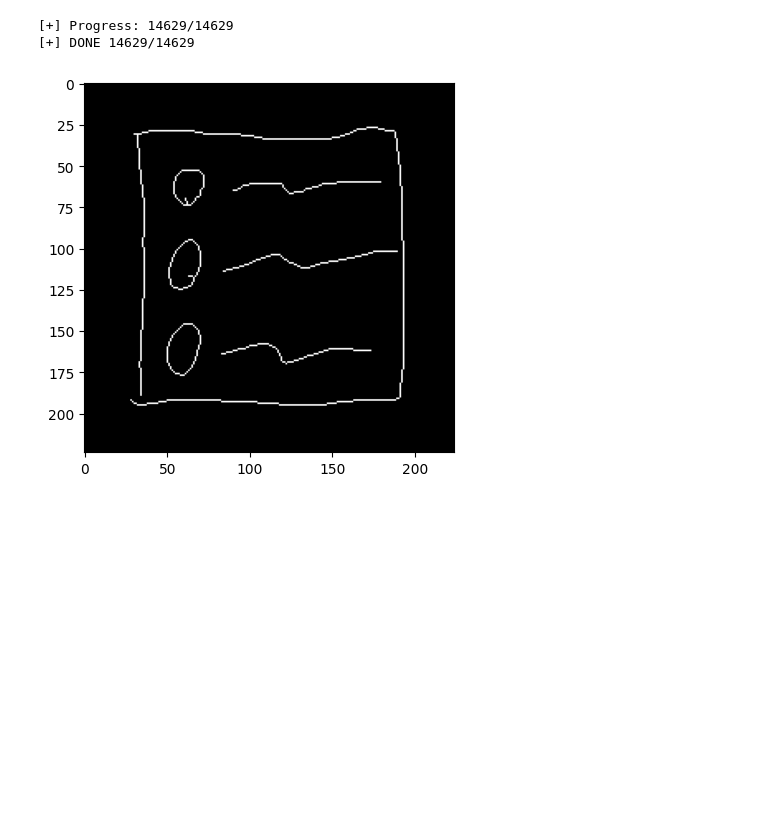
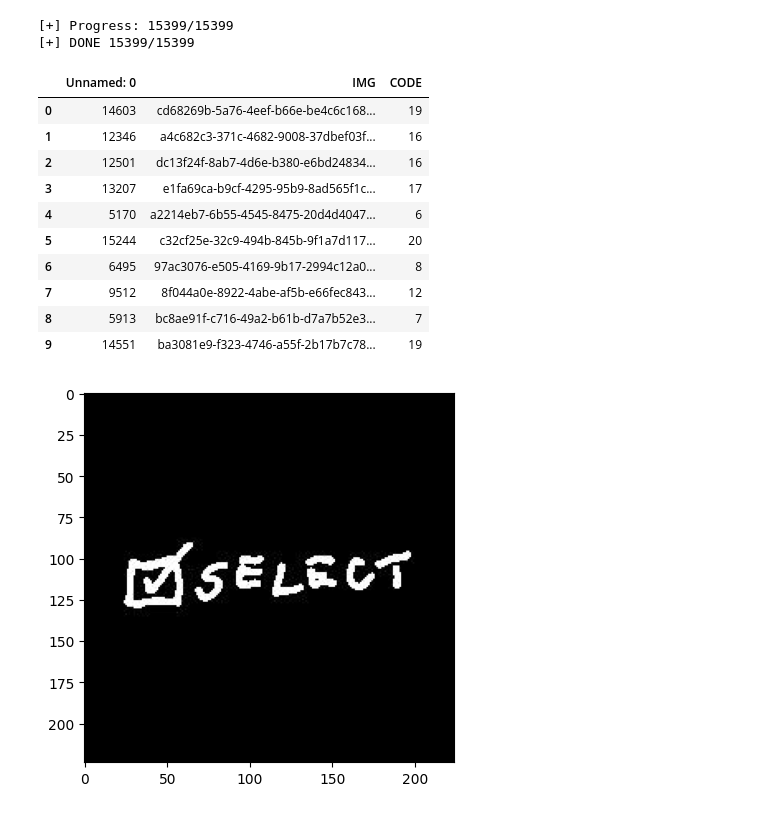
Before and after one commit to Van4ooo/IASA-Champ-24-stage1, a Jupyter notebook: src/model_build.ipynb, the cells around one changed output. Drawn from its saved outputs; the diff is of its cells as text; code cells hidden in the pictures; blank space fills up the shorter version.

```diff
--- a/src/model_build.ipynb
+++ b/src/model_build.ipynb
@@ -16,8 +17,8 @@ class DataLoader:
     __slots__ = ('images', '__index', 'labels', '_size', 'data')
     shape = (224, 224, 1)
 
-    def __init__(self, _path: str) -> None:
-        self.data = pd.read_csv(_path)
+    def __init__(self, *args) -> None:
+        self.data = pd.concat([pd.read_csv(file) for file in args], ignore_index=True)
         self.__index, self._size = 0, self.data.shape[0]
 
         self.images = np.empty((self._size,) + self.shape, dtype='float16')
@@ -29,10 +30,11 @@ class DataLoader:
 
     def add_image(self, _path: str, category: int) -> None:
         image_path = f"data/train/{CATEGORIES_REVERSE[category]}/{_path}"
-        img = cv2.imread(image_path, 0) / 255
+        img = ~cv2.imread(image_path, 0) / 255
 
-        img.reshape(224, 224)
-        img = morphology.skeletonize(img < 0.5)
+        # img = img_as_float(cv2.imread(image_path, 0)) < 0.2
+        # img = morphology.thin(img, max_num_iter=5)
+        # img = morphology.binary_dilation(img, footprint=disk(1))
 
         self.images[self.__index] = np.asarray(img, dtype='float16').reshape(self.shape)
         self.labels[self.__index] = category
@@ -47,11 +49,25 @@ class DataLoader:
     def show_image(self, index: int) -> None:
         plt.imshow(self.images[index], cmap='gray')
 # %%
+test_set_path = 'data/processed/test_set.csv'
 train_set_path = 'data/processed/train_set.csv'
-train_data = DataLoader(train_set_path)
+
+train_data = DataLoader(train_set_path, test_set_path)
 train_data.load_data()
-train_data.show_image(302)
+train_data.show_image(300)
+train_data.data.head(10)
 # %% [output]
-[+] Progress: 14629/14629
-[+] DONE 14629/14629
+[+] Progress: 15399/15399
+[+] DONE 15399/15399
+|  | Unnamed: 0 | IMG | CODE |
+| 0 | 14603 | cd68269b-5a76-4eef-b66e-be4c6c168... | 19 |
+| 1 | 12346 | a4c682c3-371c-4682-9008-37dbef03f... | 16 |
+| 2 | 12501 | dc13f24f-8ab7-4d6e-b380-e6bd24834... | 16 |
+| 3 | 13207 | e1fa69ca-b9cf-4295-95b9-8ad565f1c... | 17 |
+| 4 | 5170 | a2214eb7-6b55-4545-8475-20d4d4047... | 6 |
+| 5 | 15244 | c32cf25e-32c9-494b-845b-9f1a7d117... | 20 |
+| 6 | 6495 | 97ac3076-e505-4169-9b17-2994c12a0... | 8 |
+| 7 | 9512 | 8f044a0e-8922-4abe-af5b-e66fec843... | 12 |
+| 8 | 5913 | bc8ae91f-c716-49a2-b61b-d7a7b52e3... | 7 |
+| 9 | 14551 | ba3081e9-f323-4746-a55f-2b17b7c78... | 19 |
-[figure, old version]
+[figure, new version]
```
Also changed, not shown: parts of 8 cells of this notebook, 2 other files.
